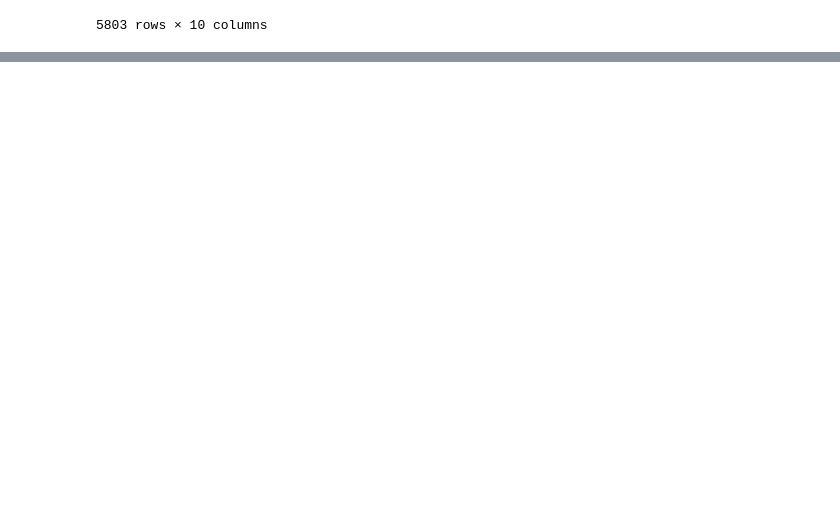
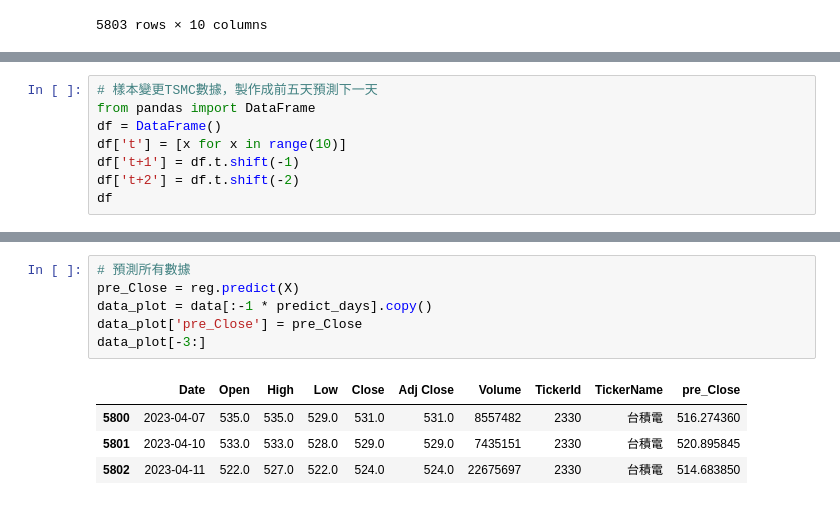
Before and after one commit to nianyiii/Python_AI, a Jupyter notebook: [3]ML_Application_Development/Day10_20220420_循環神經網路（RNN）.ipynb, the cells around one changed output, grey strips where cells are left out. Saved outputs shown, nothing was run; the diff lists cells and outputs as text; blank space fills up the shorter version.

```diff
--- a/[3]ML_Application_Development/Day10_20220420_循環神經網路（RNN）.ipynb
+++ b/[3]ML_Application_Development/Day10_20220420_循環神經網路（RNN）.ipynb
@@ -926,0 +1024,8 @@ data_plot
+# %%
+# 樣本變更TSMC數據，製作成前五天預測下一天
+from pandas import DataFrame
+df = DataFrame()
+df['t'] = [x for x in range(10)]
+df['t+1'] = df.t.shift(-1)
+df['t+2'] = df.t.shift(-2)
+df
@@ -926,0 +1121,11 @@ data_plot
+# %%
+# 預測所有數據
+pre_Close = reg.predict(X)
+data_plot = data[:-1 * predict_days].copy()
+data_plot['pre_Close'] = pre_Close
+data_plot[-3:]
+# %% [output]
+|  | Date | Open | High | Low | Close | Adj Close | Volume | TickerId | TickerName | pre_Close |
+| 5800 | 2023-04-07 | 535.0 | 535.0 | 529.0 | 531.0 | 531.0 | 8557482 | 2330 | 台積電 | 516.274360 |
+| 5801 | 2023-04-10 | 533.0 | 533.0 | 528.0 | 529.0 | 529.0 | 7435151 | 2330 | 台積電 | 520.895845 |
+| 5802 | 2023-04-11 | 522.0 | 527.0 | 522.0 | 524.0 | 524.0 | 22675697 | 2330 | 台積電 | 514.683850 |
```
Also changed, not shown: parts of 27 cells of this notebook.
